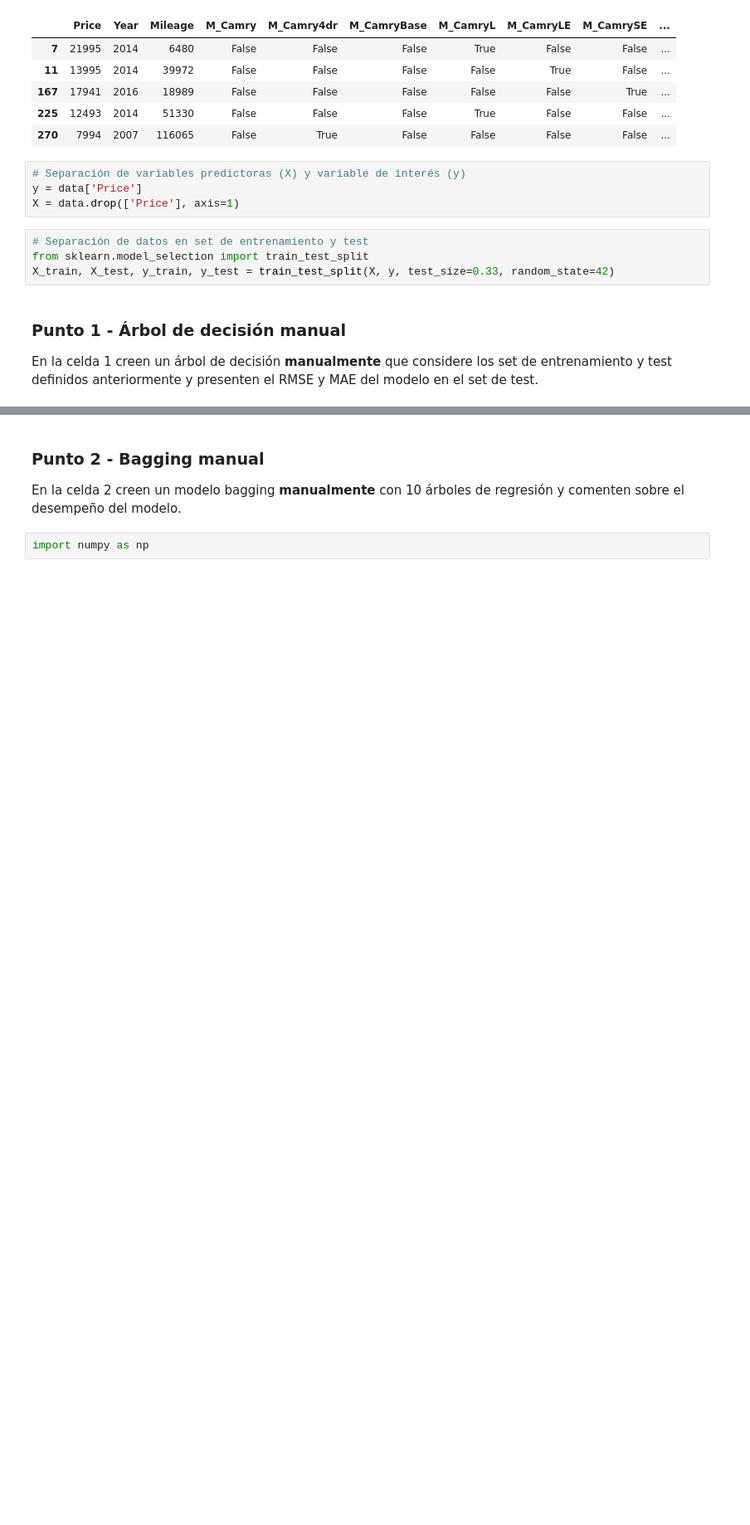
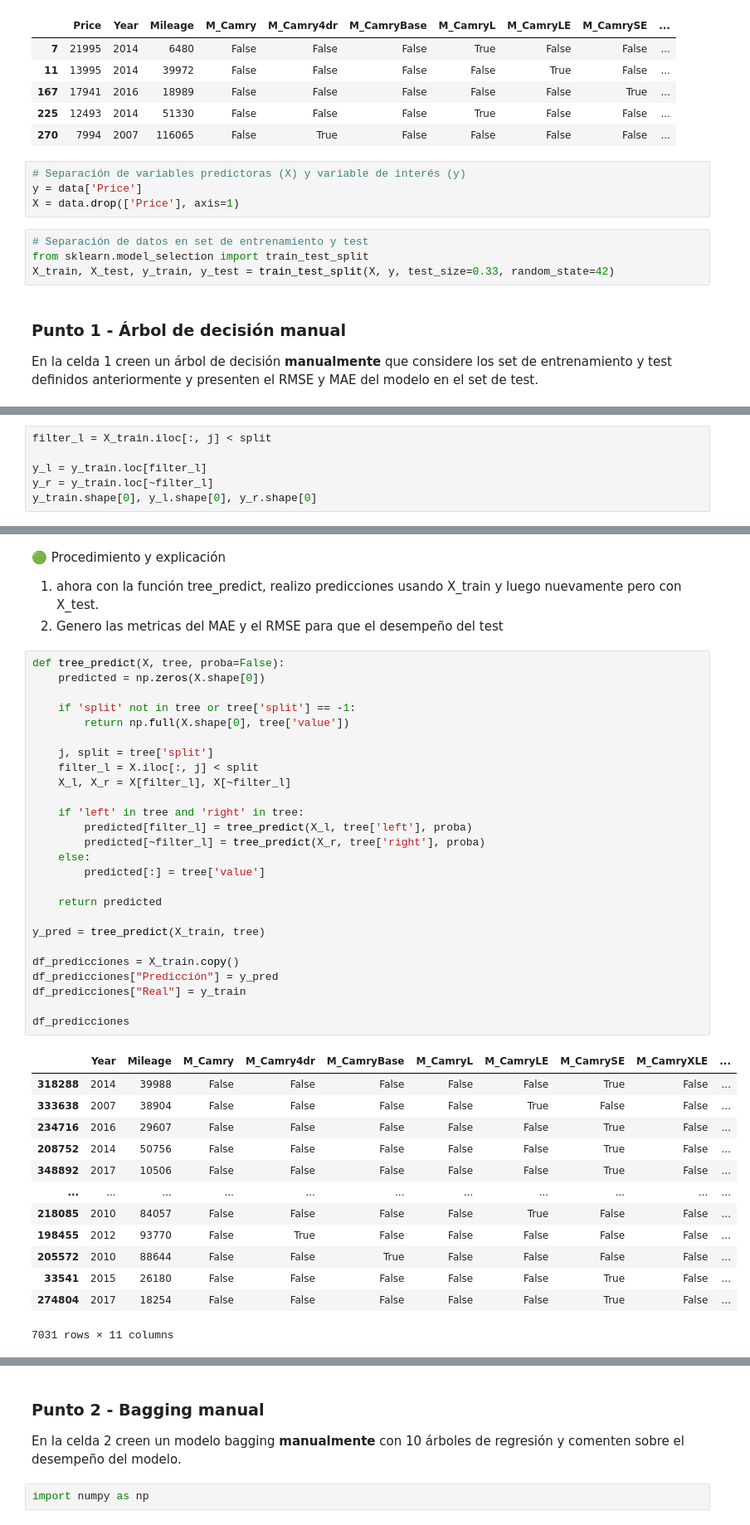
Before and after one commit to monsedcgc19/MIAD_ML_NLP_2025, a Jupyter notebook: Semana 2/S2TC1_RandomForests_Boosting.ipynb, the cells around one changed output, grey strips where cells are left out. Shown at 83% size. Saved outputs shown, nothing was run; the diff lists cells and outputs as text; blank space fills up the shorter version.

```diff
--- a/Semana 2/S2TC1_RandomForests_Boosting.ipynb
+++ b/Semana 2/S2TC1_RandomForests_Boosting.ipynb
@@ -49,0 +108,6 @@ En la celda 1 creen un árbol de decisión **manualmente**  que considere los se
+# %%
+filter_l = X_train.iloc[:, j] < split
+
+y_l = y_train.loc[filter_l]
+y_r = y_train.loc[~filter_l]
+y_train.shape[0], y_l.shape[0], y_r.shape[0]
@@ -49,0 +155,45 @@ En la celda 1 creen un árbol de decisión **manualmente**  que considere los se
+# %% [markdown]
+🟢 Procedimiento y explicación
+
+1. ahora con la función tree_predict, realizo predicciones usando X_train y luego nuevamente pero con X_test.
+2. Genero las metricas del MAE y el RMSE para que el desempeño del test
+# %%
+def tree_predict(X, tree, proba=False):
+    predicted = np.zeros(X.shape[0])
+
+    if 'split' not in tree or tree['split'] == -1:
+        return np.full(X.shape[0], tree['value'])
+
+    j, split = tree['split']
+    filter_l = X.iloc[:, j] < split
+    X_l, X_r = X[filter_l], X[~filter_l]
+
+    if 'left' in tree and 'right' in tree:
+        predicted[filter_l] = tree_predict(X_l, tree['left'], proba)
+        predicted[~filter_l] = tree_predict(X_r, tree['right'], proba)
+    else:
+        predicted[:] = tree['value']
+
+    return predicted
+
+y_pred = tree_predict(X_train, tree)
+
+df_predicciones = X_train.copy()
+df_predicciones["Predicción"] = y_pred
+df_predicciones["Real"] = y_train
+
+df_predicciones
+# %% [output]
+|  | Year | Mileage | M_Camry | M_Camry4dr | M_CamryBase | M_CamryL | M_CamryLE | M_CamrySE | M_CamryXLE | ... |
+| 318288 | 2014 | 39988 | False | False | False | False | False | True | False | ... |
+| 333638 | 2007 | 38904 | False | False | False | False | True | False | False | ... |
+| 234716 | 2016 | 29607 | False | False | False | False | False | True | False | ... |
+| 208752 | 2014 | 50756 | False | False | False | False | False | True | False | ... |
+| 348892 | 2017 | 10506 | False | False | False | False | False | True | False | ... |
+| ... | ... | ... | ... | ... | ... | ... | ... | ... | ... | ... |
+| 218085 | 2010 | 84057 | False | False | False | False | True | False | False | ... |
+| 198455 | 2012 | 93770 | False | True | False | False | False | False | False | ... |
+| 205572 | 2010 | 88644 | False | False | True | False | False | False | False | ... |
+| 33541 | 2015 | 26180 | False | False | False | False | False | True | False | ... |
+| 274804 | 2017 | 18254 | False | False | False | False | False | True | False | ... |
+7031 rows × 11 columns
```
Also changed, not shown: parts of 9 cells of this notebook.
